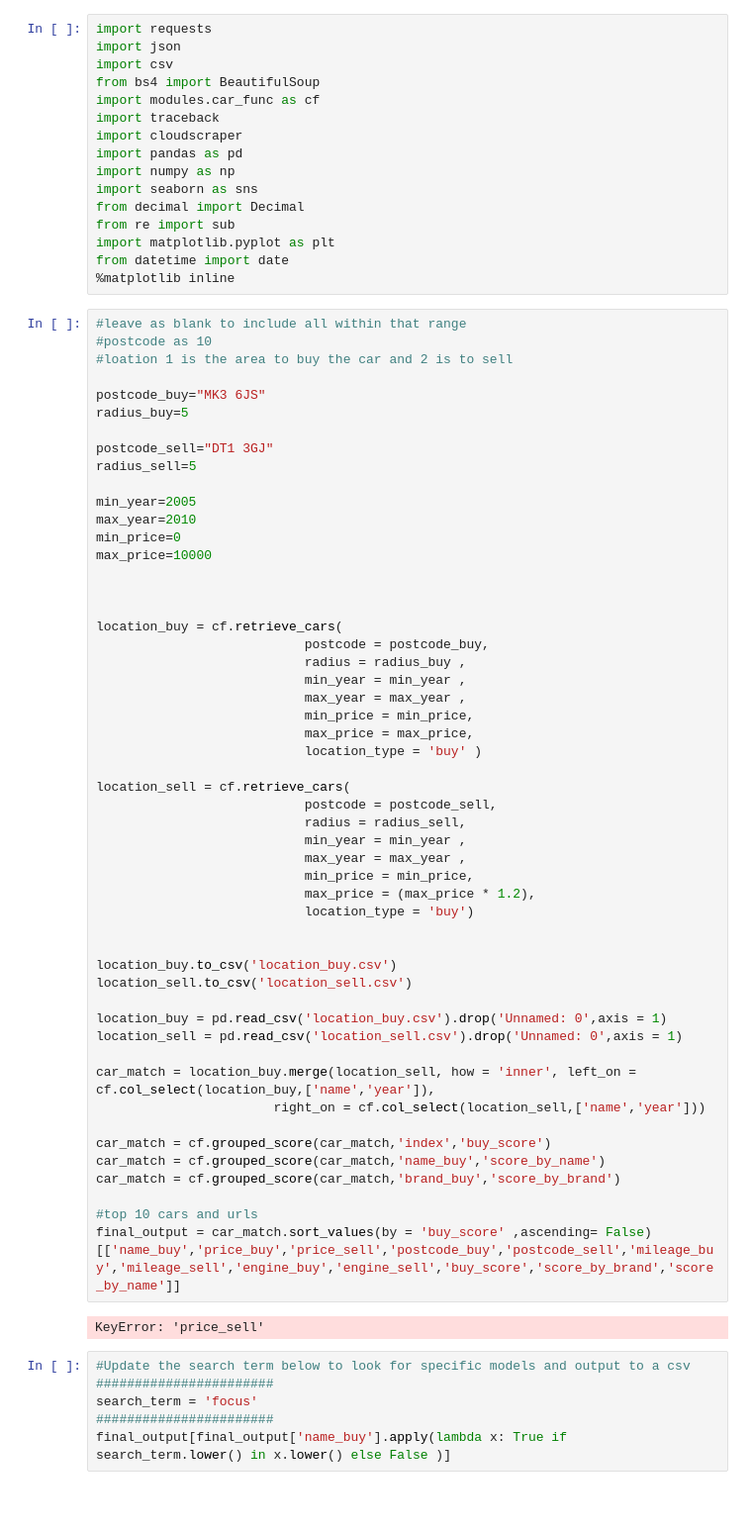
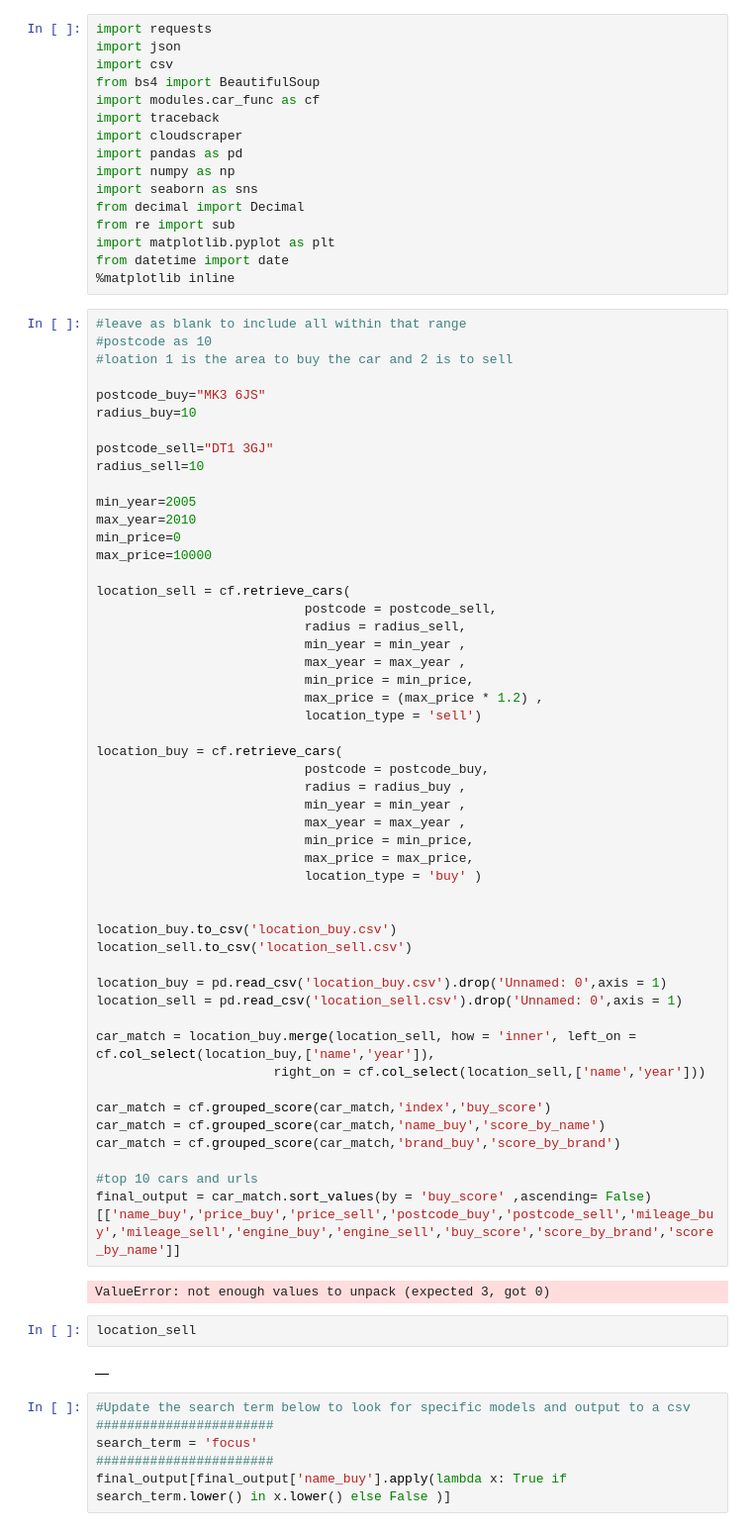
Before and after one commit to Benedictgr97/car-price-comapare, a Jupyter notebook: main.ipynb, the cells around one changed output. Shown at 99% size. Cells and saved outputs as stored; diff of their text form; blank space fills up the shorter version.

```diff
--- a/main.ipynb
+++ b/main.ipynb
@@ -20,17 +20,24 @@ from datetime import date
 #loation 1 is the area to buy the car and 2 is to sell
 
 postcode_buy="MK3 6JS"
-radius_buy=5
+radius_buy=10
 
 postcode_sell="DT1 3GJ"
-radius_sell=5
+radius_sell=10
 
 min_year=2005
 max_year=2010
 min_price=0
 max_price=10000
 
-
+location_sell = cf.retrieve_cars(
+                           postcode = postcode_sell,
+                           radius = radius_sell,
+                           min_year = min_year ,
+                           max_year = max_year ,
+                           min_price = min_price,
+                           max_price = (max_price * 1.2) ,
+                           location_type = 'sell')
 
 location_buy = cf.retrieve_cars(
                            postcode = postcode_buy,
@@ -40,15 +47,6 @@ location_buy = cf.retrieve_cars(
                            min_price = min_price,
                            max_price = max_price,
                            location_type = 'buy' )
-
-location_sell = cf.retrieve_cars(
-                           postcode = postcode_sell,
-                           radius = radius_sell,
-                           min_year = min_year ,
-                           max_year = max_year ,
-                           min_price = min_price,
-                           max_price = (max_price * 1.2),
-                           location_type = 'buy')
 
 
 location_buy.to_csv('location_buy.csv')
@@ -67,7 +65,11 @@ car_match = cf.grouped_score(car_match,'brand_buy','score_by_brand')
 #top 10 cars and urls
 final_output = car_match.sort_values(by = 'buy_score' ,ascending= False)[['name_buy','price_buy','price_sell','postcode_buy','postcode_sell','mileage_buy','mileage_sell','engine_buy','engine_sell','buy_score','score_by_brand','score_by_name']]
 # %% [output]
-KeyError: 'price_sell'
+ValueError: not enough values to unpack (expected 3, got 0)
+# %%
+location_sell
+# %% [output]
+|  |
 # %%
 #Update the search term below to look for specific models and output to a csv
 #######################
```
Also changed, not shown: 3 other files.
